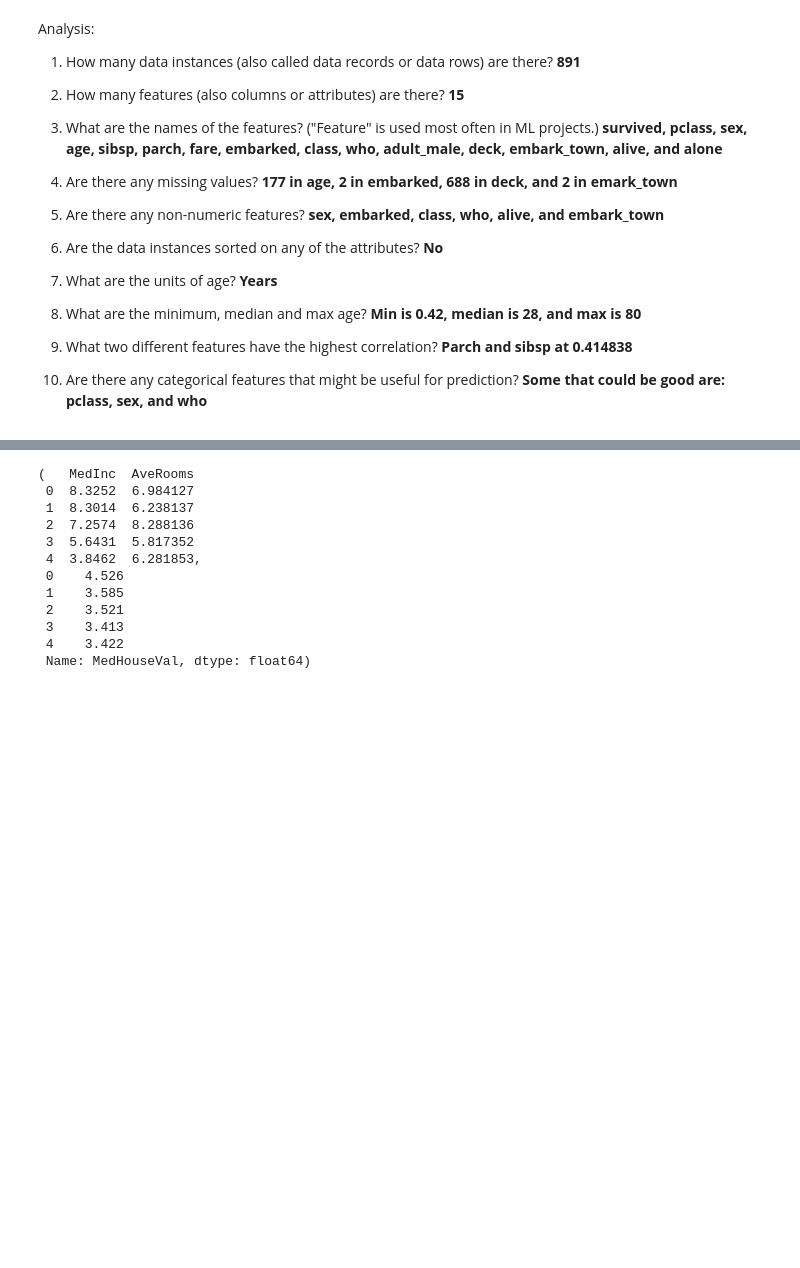
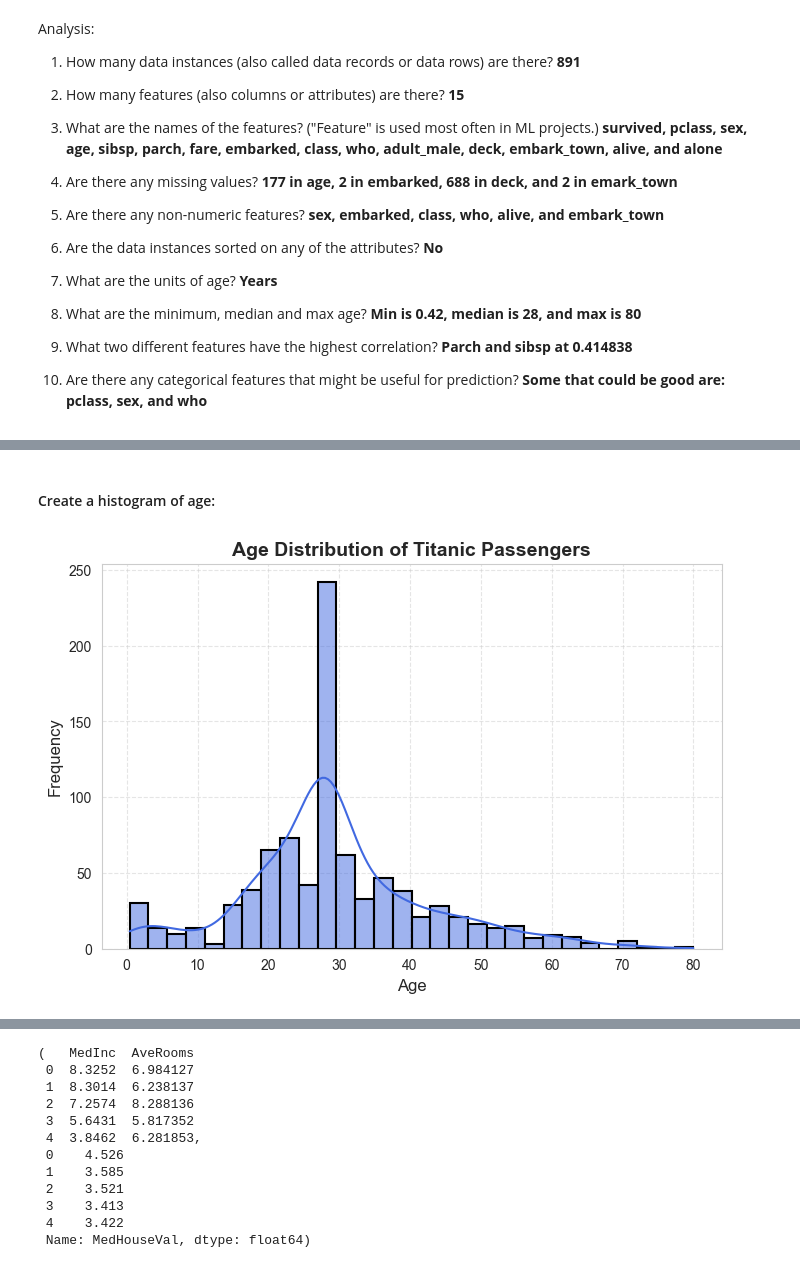
Before and after one commit to ericmeyer1/applied-ml-eric, a Jupyter notebook: lab02/ml02.ipynb, the cells around one changed output, grey strips where cells are left out. Drawn from its saved outputs; the diff is of its cells as text; code cells hidden in the pictures; blank space fills up the shorter version.

```diff
--- a/lab02/ml02.ipynb
+++ b/lab02/ml02.ipynb
@@ -287,0 +221,30 @@ df_y = data_frame[target]
+# %% [markdown]
+#### Create a histogram of age:
+# %%
+# Set a visually appealing Seaborn style
+sns.set_style("whitegrid")
+
+# Create histogram with improved styling
+plt.figure(figsize=(8, 5))
+sns.histplot(
+    titanic['age'].dropna(),
+    kde=True,
+    bins=30,
+    color="royalblue",
+    linewidth=1.5,
+    edgecolor="black"
+)
+
+# Add title and labels with styling
+plt.title('Age Distribution of Titanic Passengers', fontsize=14, fontweight="bold")
+plt.xlabel('Age', fontsize=12)
+plt.ylabel('Frequency', fontsize=12)
+
+# Improve readability with grid and layout
+plt.grid(True, linestyle="--", alpha=0.5)
+plt.xticks(fontsize=10)
+plt.yticks(fontsize=10)
+
+plt.show()
+# %% [output]
+[figure, added]
```
Also changed, not shown: parts of 16 cells of this notebook.
